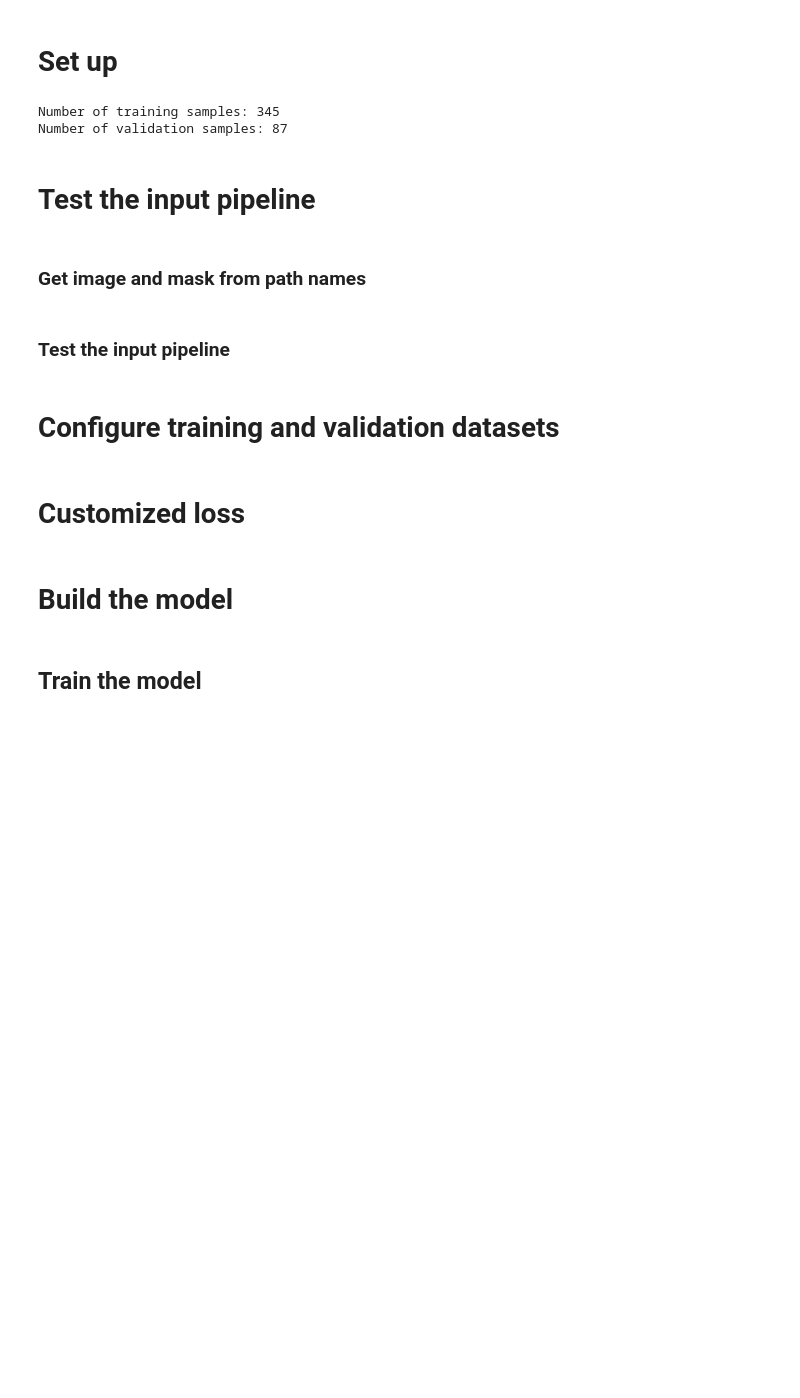
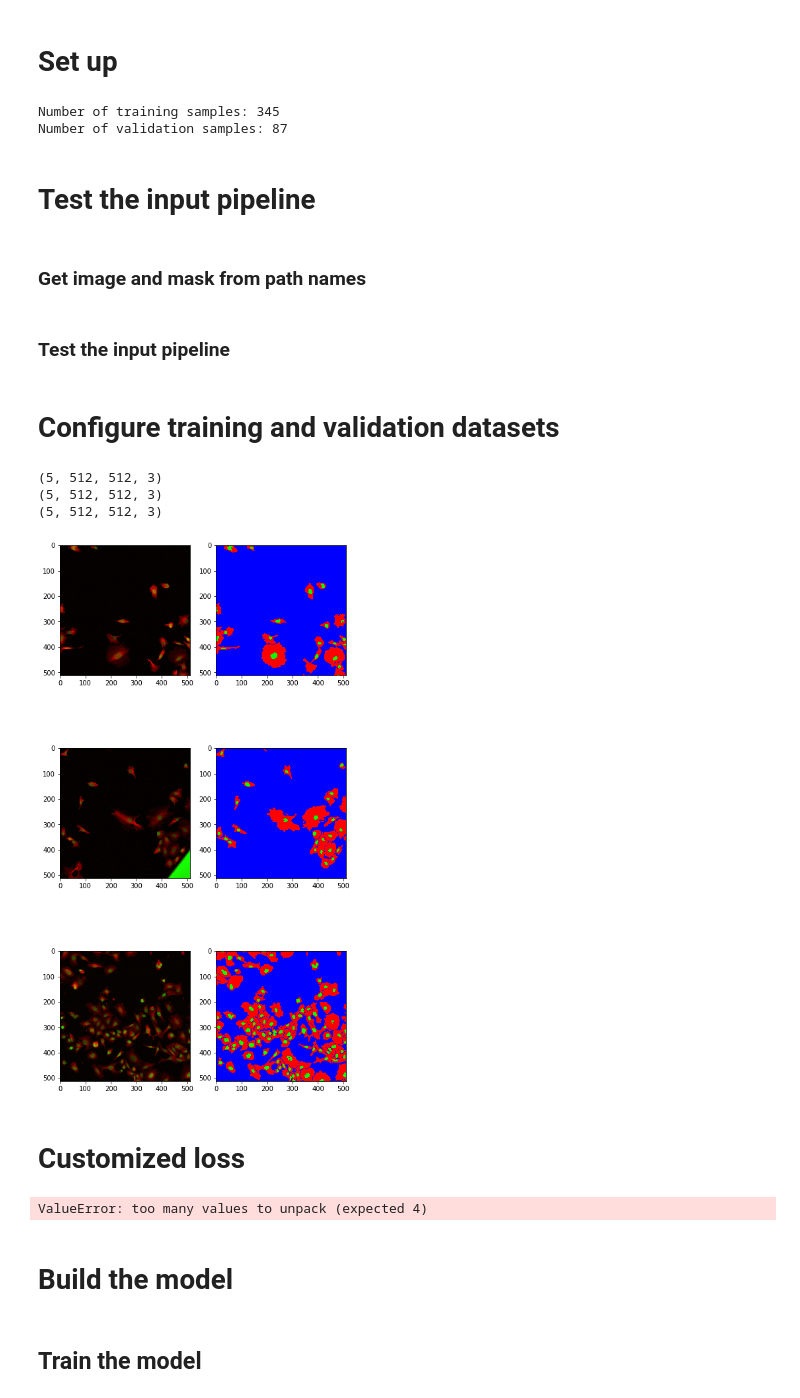
Before and after one commit to chienhsiang/tensorflow, a Jupyter notebook: segmentation/code/main_segmentation.ipynb, the cells around one changed output. Drawn from its saved outputs; the diff is of its cells as text; code cells hidden in the pictures; blank space fills up the shorter version.

Commit message:
1. Added cae. 2. Fixed image inputs for scaling artifact. 3. Learned that tf.decode_image will not return tensor shape (tf.decode_png will)

```diff
--- a/segmentation/code/main_segmentation.ipynb
+++ b/segmentation/code/main_segmentation.ipynb
@@ -29,12 +29,12 @@ task = 'both_seg'
 
 if task == 'both_seg':
     common_root = r'/awlab/users/chsu/WorkSpace/tensorflow/segmentation/data/p2017017086_ki67_merge'
-    MAX_LEVEL = 255.
     n_channels = 3
+    dtype = tf.uint8
 else:
     common_root = r'/awlab/users/chsu/WorkSpace/tensorflow/segmentation/data/plate_2017017086_ki67'
-    MAX_LEVEL = 4095.
     n_channels = 1
+    dtype = tf.uint16
 
 img_dir = os.path.join(common_root, 'images')
 mask_dir = os.path.join(common_root, 'masks')
@@ -88,7 +88,7 @@ print(os.path.basename(y_val_fnames[idx]))
 # %%
 idx = np.random.choice(num_train_data)
 img, mask = data_io._get_image_from_path(x_train_fnames[idx], y_train_fnames[idx],
-                                         max_level=MAX_LEVEL, channels=n_channels)
+                                         channels=n_channels, dtype=dtype)
 
 print('Image shape: {}'.format(img.shape))
 print('Mask shape : {}'.format(mask.shape))
@@ -121,22 +121,29 @@ import importlib
 importlib.reload(data_io)
 importlib.reload(u_net)
 # %%
-read_img_fn = functools.partial(data_io._get_image_from_path, max_level=MAX_LEVEL, channels=n_channels)
+read_img_fn = functools.partial(data_io._get_image_from_path, channels=n_channels, dtype=dtype)
 tmp_ds = data_io.get_dataset(x_train_fnames, y_train_fnames, read_img_fn=read_img_fn)
 
 plt.figure(figsize=(12,16))
 for i, (img, mask) in enumerate(tmp_ds.shuffle(num_train_data).take(3)):
+    img, mask = data_io.random_crop(img[0], mask[0], size=[512,512])
+
+
+#     comb = tf.image.random_crop(tf.concat([img[0], mask[0]], axis=2), size=[200,200,6])
+#     img = comb[...,:3]
+#     mask = comb[...,3:]
+
     print(img.numpy().max())
     print(mask.numpy().max())
     plt.subplot(3,2,2*i+1)
-    plt.imshow(img[0,:,:,:]/255.)
+    plt.imshow(img[:,:,:]/255.)
     plt.subplot(3,2,2*i+2)
-    plt.imshow(mask[0,:,:,:]/255.)
+    plt.imshow(mask[:,:,:]/255.)
 plt.show()
 # %% [markdown]
 # Configure training and validation datasets
 # %%
-read_img_fn = functools.partial(data_io._get_image_from_path, max_level=MAX_LEVEL, channels=n_channels)
+read_img_fn = functools.partial(data_io._get_image_from_path, channels=n_channels, dtype=dtype)
 
 # training data
 train_cfg = {
@@ -162,15 +169,21 @@ val_ds = data_io.get_dataset(x_val_fnames, y_val_fnames, read_img_fn=read_img_fn
 # %%
 plt.figure(figsize=(12,16))
 for i, (img, mask) in enumerate(val_ds.take(3)):
+    print(img.shape)
 
     plt.subplot(3,3,3*i+1)
-    plt.imshow(img[0,:,:,0])
+    plt.imshow(img[0,:,:,:])
 
     plt.subplot(3,3,3*i+2)
-    plt.imshow(mask[0,:,:,0])
+    plt.imshow(mask[0,:,:,:])
 
 #     plt.subplot(3,3,3*i+3)
 #     plt.imshow(mask[0,:,:,1])
+# %% [output]
+(5, 512, 512, 3)
+(5, 512, 512, 3)
+(5, 512, 512, 3)
+[figure, added]
 # %% [markdown]
 # Customized loss
 # %%
@@ -185,7 +198,7 @@ for img, mask in val_ds.shuffle(num_val_data).take(1):
         'nuc_ch': 1,
         'cell_ch': 0,
         'w0': 10,
-        'sigma': 5
+        'sigma': 3
     }
 
     y_pred = model(img)
@@ -228,6 +241,8 @@ for img, mask in val_ds.shuffle(num_val_data).take(1):
 
 #     plt.subplot(2,2,4)
 #     plt.hist(CW, bins='auto')
+# %% [output]
+ValueError: too many values to unpack (expected 4)
 # %%
 for (img, mask) in val_ds.shuffle(30).take(1):
     print(mask.dtype)
```
Also changed, not shown: parts of 10 cells of this notebook, 3 other files.
